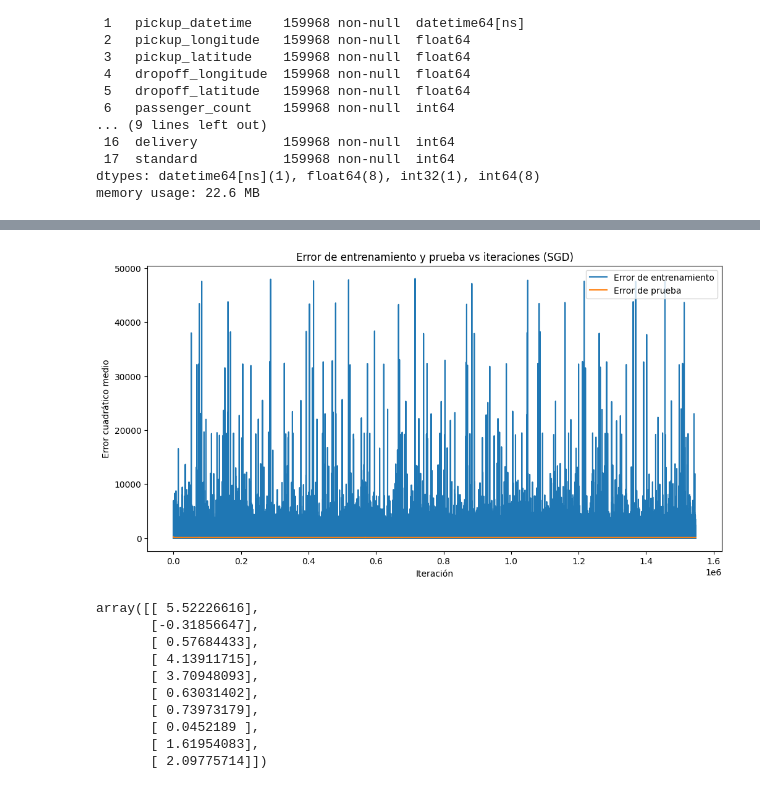
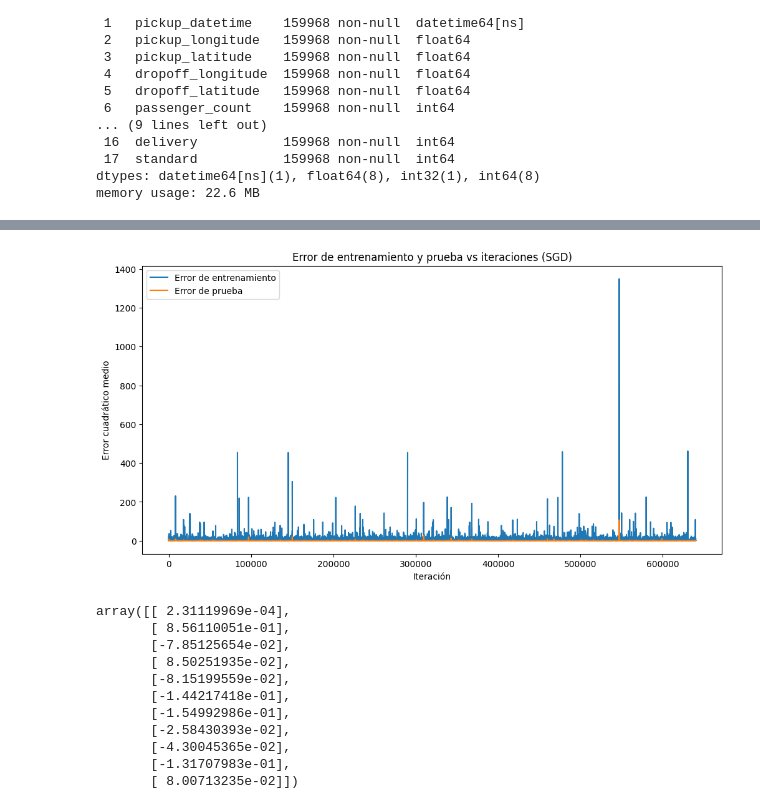
Before and after one commit to FedeZ2008/AA1-TUIA-2025C2-LEON-ZIMMER, a Jupyter notebook: TP1_Regresion.ipynb, the cells around one changed output, grey strips where cells are left out. Drawn from its saved outputs; the diff is of its cells as text; code cells hidden in the pictures.

```diff
--- a/TP1_Regresion.ipynb
+++ b/TP1_Regresion.ipynb
@@ -652,3 +596,0 @@ df_train = df_train[df_train['fare_amount'] > 0.11]
-# %%
-# Cambiar todos los valores de dist_haversine menores a 0.1 por NaN en df_train
-df_train.loc[df_train['dist_haversine'] < 0.1, 'dist_haversine'] = np.nan
@@ -655,16 +662,21 @@ df_train.loc[df_train['dist_haversine'] < 0.1, 'dist_haversine'] = np.nan
 # %%
-# Imputación de dist_haversine en df_train usando regresión lineal
-# Filtrar filas con dist_haversine y fare_amount válidos en df_train
+# En los graficos anteriores notamos que despues de 61 km de distancia los viajes empiezan a perder linealidad de fare_ammount con respecto a distancia
+# por lo tanto decidimos considerarlos outliyers e imputarlos.
+
+# Tambien consideramos que todo viaje menor a 100 metros deber ser un error de carga o probablemente sea mas largo de la distancia entre partida y llegada.
+
+df_train.loc[(df_train['dist_haversine'] < 0.1) | (df_train['dist_haversine'] > 61), 'dist_haversine'] = np.nan
 dftrain_valid = df_train[~df_train['dist_haversine'].isna()]
 
-# Entrenar modelo de regresión lineal: dist_haversine ~ fare_amount
+# Entrenamos un modelo de regresión lineal para imputar las distancias en relacion al fare_ammount
+
 X = dftrain_valid[['fare_amount']]  # fare_amount como predictor
 y = dftrain_valid['dist_haversine'] # dist_haversine como target
 
 model = LinearRegression()
 model.fit(X, y)
 
-# Predecir dist_haversine para los viajes con dist_haversine NaN y fare_amount válido
+
 mask_missing = df_train['dist_haversine'].isna()
 df_train.loc[mask_missing, 'dist_haversine'] = model.predict(df_train.loc[mask_missing, ['fare_amount']])
 df_train.loc[mask_missing, 'dist_haversine'] = df_train.loc[mask_missing, 'dist_haversine'].clip(lower=0)
@@ -1657 +1621,5 @@ X_hav_test
+# %%
+x_train_gd, x_val_gd, y_train_gd, y_val_gd = train_test_split(
+    X_train.values, y_train_scaled, test_size=0.2, random_state=42
+)
 # %%
@@ -1758,14 +1655,15 @@ array([[6.03516285],
 # %%
-stochastic_gradient_descent(X_hav_train, y_train_rs, X_hav_test, y_test_rs, lr=0.001, epochs=10)
+stochastic_gradient_descent(x_train_gd, y_train_gd, x_val_gd, y_val_gd, lr=0.01, epochs=5)
 # %% [output]
-[figure, old version]
+[figure, new version]
-array([[ 5.52226616],
-       [-0.31856647],
-       [ 0.57684433],
-       [ 4.13911715],
-       [ 3.70948093],
-       [ 0.63031402],
-       [ 0.73973179],
-       [ 0.0452189 ],
-       [ 1.61954083],
-       [ 2.09775714]])
+array([[ 2.31119969e-04],
+       [ 8.56110051e-01],
+       [-7.85125654e-02],
+       [ 8.50251935e-02],
+       [-8.15199559e-02],
+       [-1.44217418e-01],
+       [-1.54992986e-01],
+       [-2.58430393e-02],
+       [-4.30045365e-02],
+       [-1.31707983e-01],
+       [ 8.00713235e-02]])
```
Also changed, not shown: parts of 64 cells of this notebook.
